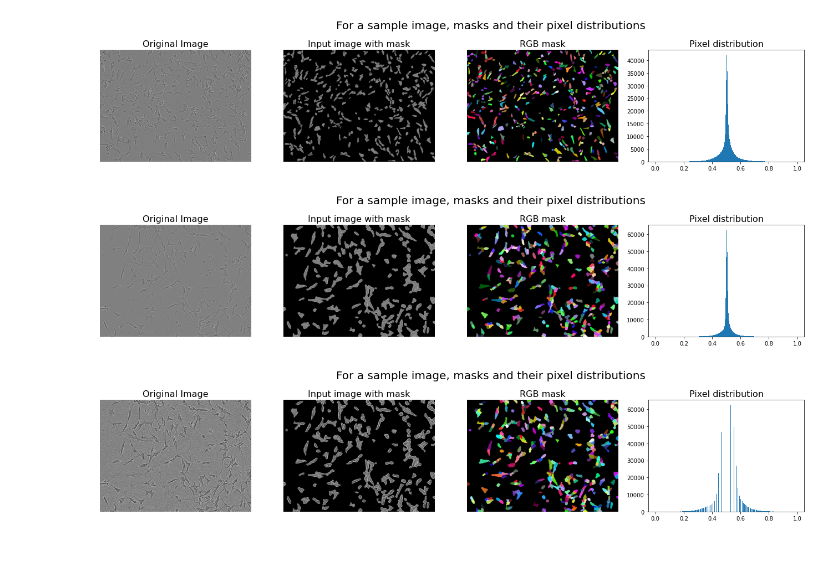
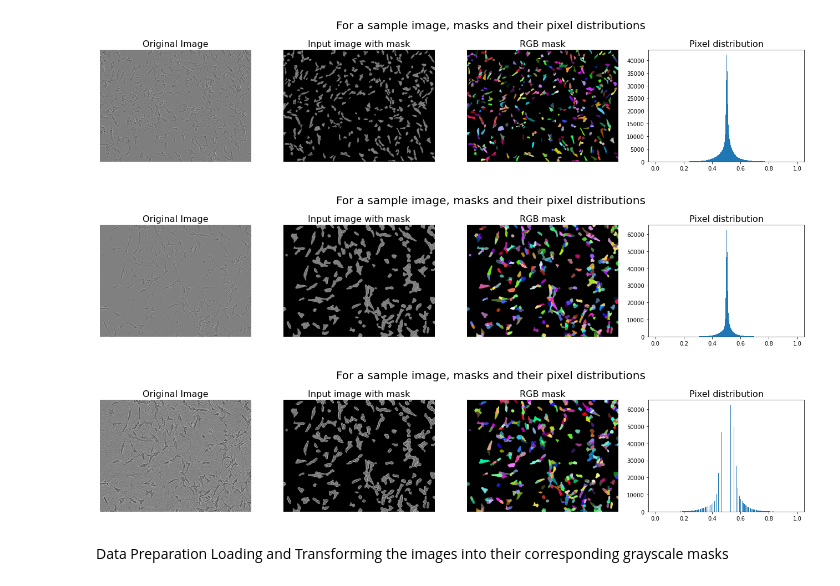
Before and after one commit to petersenjoern/sartorius-cell-segmentation, a Jupyter notebook: exploration.ipynb, the cells around one changed output. Drawn from its saved outputs; the diff is of its cells as text; code cells hidden in the pictures; blank space fills up the shorter version.

Commit message:
prepare data for training loop

```diff
--- a/exploration.ipynb
+++ b/exploration.ipynb
@@ -223,12 +225,14 @@ plot_image_with_annot(image, annots, img_2d_shape=INPUT_IMG_SHAPE)
 # %%
 image_id = "b89f9cca5384"
 image=train_images_dict[image_id]
 image_transformed=transform_image_contrast(image, power=TRANS_POWER)
 
-row=train_metadata[train_metadata["id"] == image_id]
-annots=row["annotation"].tolist()
+annots=train_metadata[train_metadata["id"] == image_id]["annotation"].tolist()
 plot_image_with_annot(image, annots, img_2d_shape=INPUT_IMG_SHAPE, normalize_hist=True)
 plot_image_with_annot(image_transformed, annots, img_2d_shape=INPUT_IMG_SHAPE, normalize_hist=False)
 # %% [output]
-[figure, old version]
+[figure, new version]
-[figure, old version]
+[figure, new version]
+# %% [markdown]
+Data Preparation
+Loading and Transforming the images into their corresponding grayscale masks
```
Also changed, not shown: parts of 3 cells of this notebook, 1 other file.
